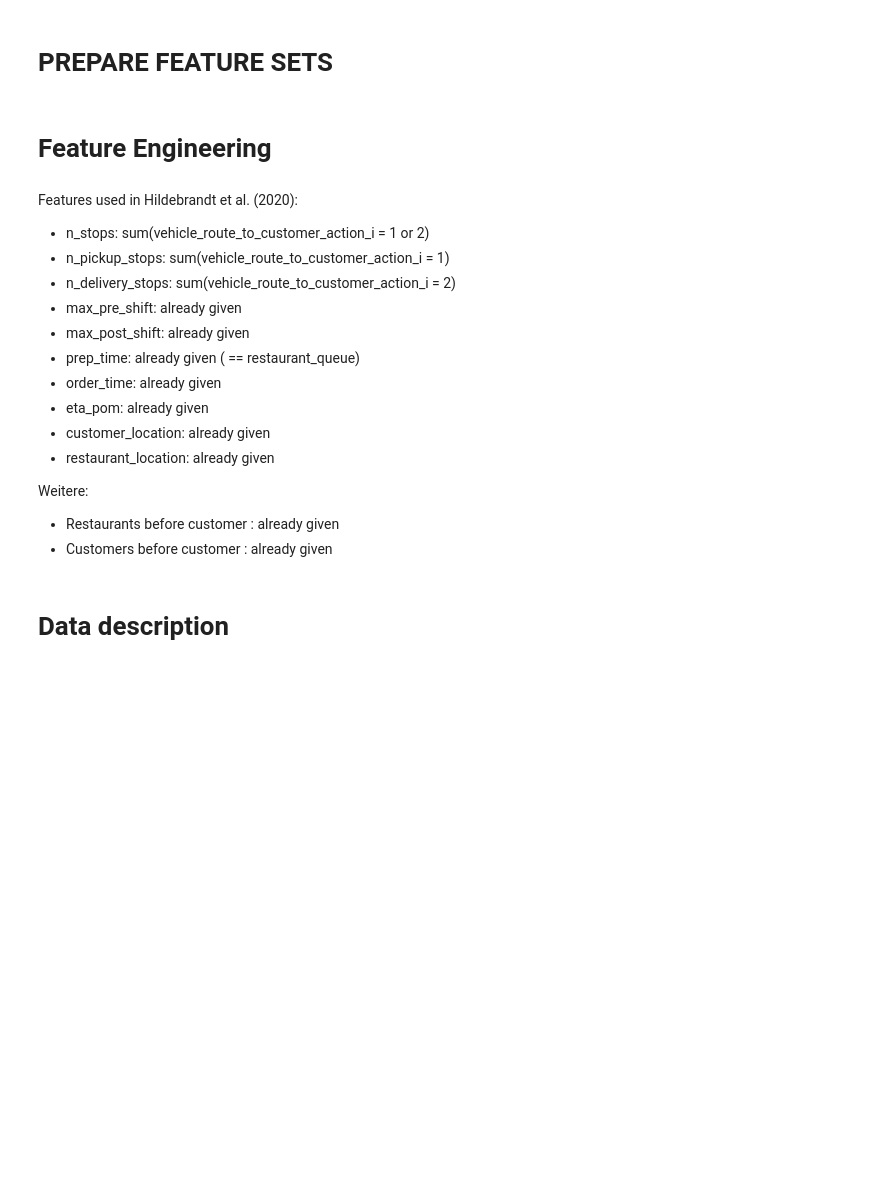
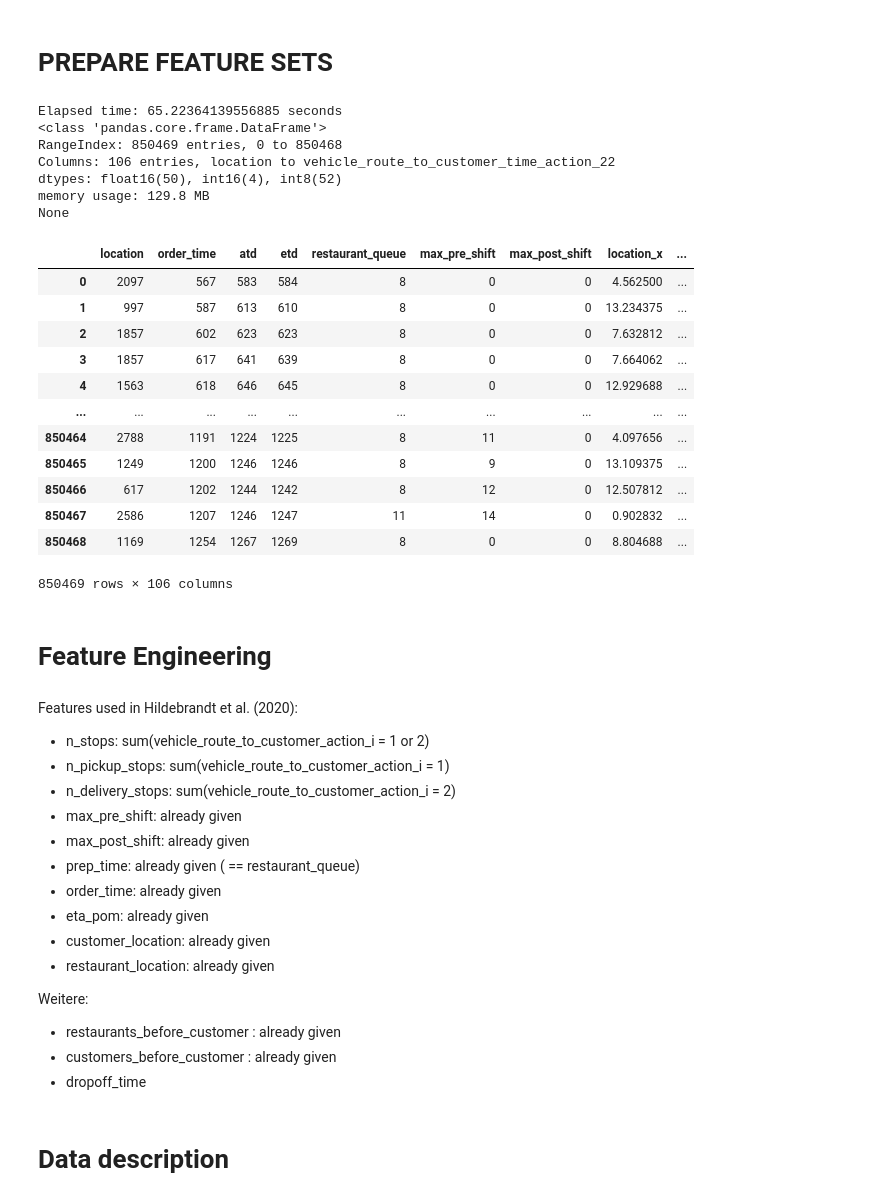
Before and after one commit to geezah/BachelorThesis, a Jupyter notebook: Implementation/CompStudy.ipynb, the cells around one changed output. Cells and saved outputs as stored; diff of their text form; code cells hidden in the pictures; blank space fills up the shorter version.

```diff
--- a/Implementation/CompStudy.ipynb
+++ b/Implementation/CompStudy.ipynb
@@ -60,12 +57,40 @@ for i in range(23):
 # %%
 # Import data
 start_time = time()
 
-raw = pd.read_csv(CSV_PATH, header=0, sep=";", usecols=[*features, "atd"])
+usecols=[*features, "atd"]
+
+meta = pd.read_csv(IOWA_PATH, header=0, sep=";", usecols=usecols, nrows=10)
+meta = reduce(meta)
+dtypes = dict(meta.dtypes)
+
+raw = pd.read_csv(IOWA_PATH, header=0, sep=";", usecols=usecols, dtype = dtypes)
+
+print(f"Elapsed time: {time() - start_time} seconds")
+print(raw.info(verbose=False, memory_usage="deep"))
 X = raw.loc[:, raw.columns != 'atd']
 y = raw['atd'] - raw['etd']
 
-print(f"Elapsed time: {time() - start_time} seconds")
-
 pd.set_option("display.max_columns", len(raw.columns))
 raw
+# %% [output]
+Elapsed time: 65.22364139556885 seconds
+<class 'pandas.core.frame.DataFrame'>
+RangeIndex: 850469 entries, 0 to 850468
+Columns: 106 entries, location to vehicle_route_to_customer_time_action_22
+dtypes: float16(50), int16(4), int8(52)
+memory usage: 129.8 MB
+None
+|  | location | order_time | atd | etd | restaurant_queue | max_pre_shift | max_post_shift | location_x | ... |
+| 0 | 2097 | 567 | 583 | 584 | 8 | 0 | 0 | 4.562500 | ... |
+| 1 | 997 | 587 | 613 | 610 | 8 | 0 | 0 | 13.234375 | ... |
+| 2 | 1857 | 602 | 623 | 623 | 8 | 0 | 0 | 7.632812 | ... |
+| 3 | 1857 | 617 | 641 | 639 | 8 | 0 | 0 | 7.664062 | ... |
+| 4 | 1563 | 618 | 646 | 645 | 8 | 0 | 0 | 12.929688 | ... |
+| ... | ... | ... | ... | ... | ... | ... | ... | ... | ... |
+| 850464 | 2788 | 1191 | 1224 | 1225 | 8 | 11 | 0 | 4.097656 | ... |
+| 850465 | 1249 | 1200 | 1246 | 1246 | 8 | 9 | 0 | 13.109375 | ... |
+| 850466 | 617 | 1202 | 1244 | 1242 | 8 | 12 | 0 | 12.507812 | ... |
+| 850467 | 2586 | 1207 | 1246 | 1247 | 11 | 14 | 0 | 0.902832 | ... |
+| 850468 | 1169 | 1254 | 1267 | 1269 | 8 | 0 | 0 | 8.804688 | ... |
+850469 rows × 106 columns
@@ -91,8 +113,9 @@ Features used in Hildebrandt et al. (2020):
 
 Weitere:
 <ul>
-    <li>Restaurants before customer : already given</li>
-    <li>Customers before customer : already given</li>
+    <li>restaurants_before_customer : already given</li>
+    <li>customers_before_customer : already given</li>
+    <li>dropoff_time</li>
 # %%
 #Define strings to identify needed columns for each feature we want to craft
 query_strings = {
```
Also changed, not shown: parts of 19 cells of this notebook, 11 other files.
